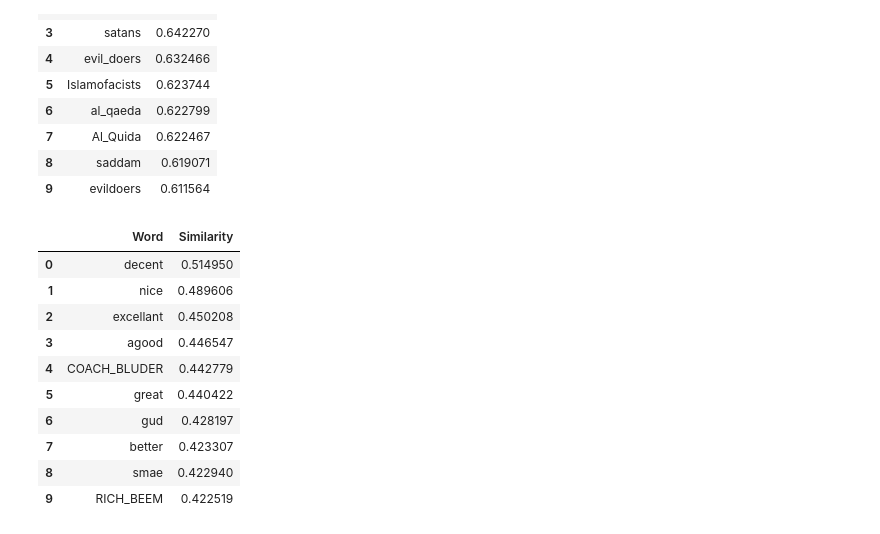
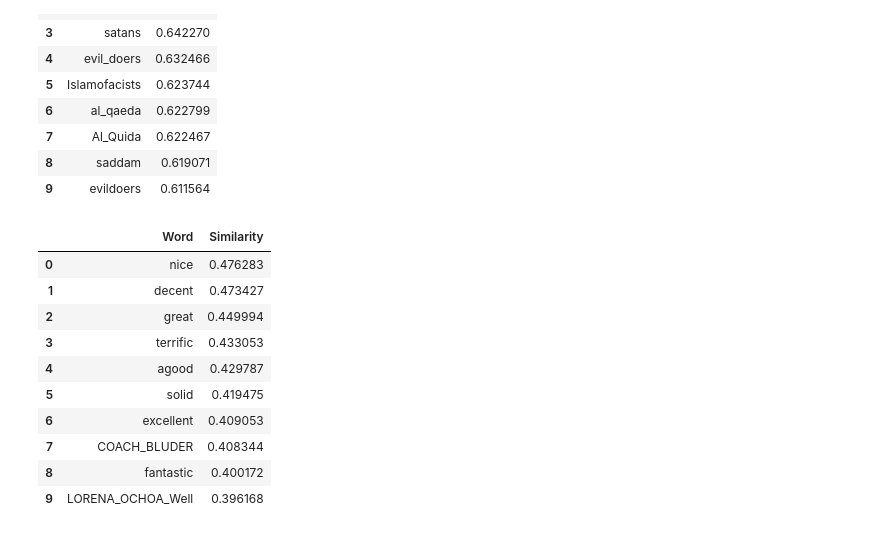
Before and after one commit to Fourthought/Hostile-Narrative-Analysis, a Jupyter notebook: Quantitative Analysis/Experiment 2 - Assessing Google News/Assessing Google News word2vec.ipynb, the cells around one changed output. Saved outputs shown, nothing was run; the diff lists cells and outputs as text; code cells hidden in the pictures.

```diff
--- a/Quantitative Analysis/Experiment 2 - Assessing Google News/Assessing Google News word2vec.ipynb
+++ b/Quantitative Analysis/Experiment 2 - Assessing Google News/Assessing Google News word2vec.ipynb
@@ -46,21 +46,21 @@ display(pd.DataFrame(results, columns=columns))
 | 8 | saddam | 0.619071 |
 | 9 | evildoers | 0.611564 |
 # %%
-results = google_wv.most_similar(positive=['taliban','good'],negative=['evil'])
+results = google_wv.most_similar(positive=['al_qaeda','good'],negative=['evil'])
 columns = ['Word', 'Similarity']
 display(pd.DataFrame(results, columns=columns))
 # %% [output]
 |  | Word | Similarity |
-| 0 | decent | 0.514950 |
-| 1 | nice | 0.489606 |
-| 2 | excellant | 0.450208 |
-| 3 | agood | 0.446547 |
-| 4 | COACH_BLUDER | 0.442779 |
-| 5 | great | 0.440422 |
-| 6 | gud | 0.428197 |
-| 7 | better | 0.423307 |
-| 8 | smae | 0.422940 |
-| 9 | RICH_BEEM | 0.422519 |
+| 0 | nice | 0.476283 |
+| 1 | decent | 0.473427 |
+| 2 | great | 0.449994 |
+| 3 | terrific | 0.433053 |
+| 4 | agood | 0.429787 |
+| 5 | solid | 0.419475 |
+| 6 | excellent | 0.409053 |
+| 7 | COACH_BLUDER | 0.408344 |
+| 8 | fantastic | 0.400172 |
+| 9 | LORENA_OCHOA_Well | 0.396168 |
 # %%
 import pandas as pd
 import dataframe_image as dfi
```
Also changed, not shown: parts of 6 cells of this notebook, 12 other files.
